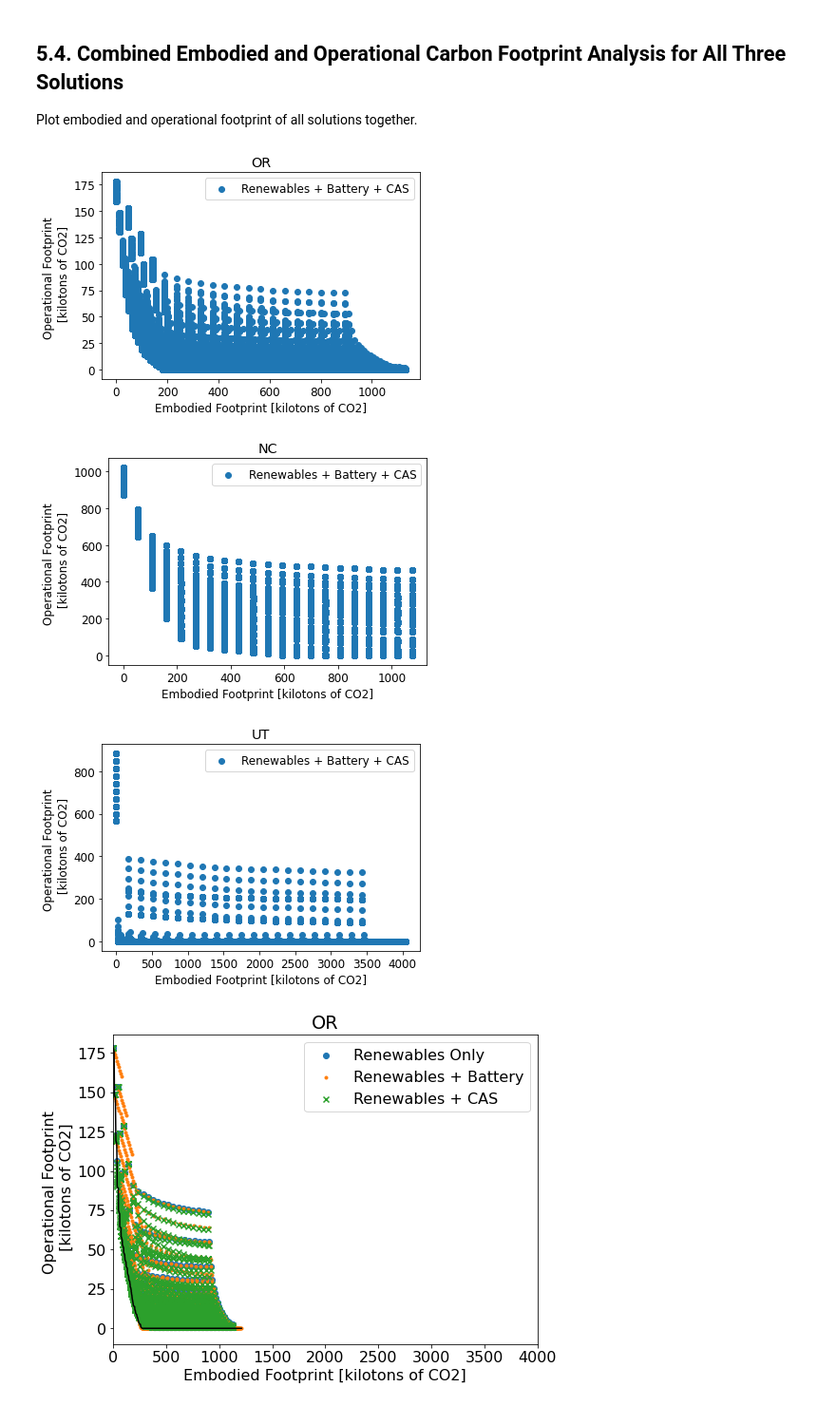
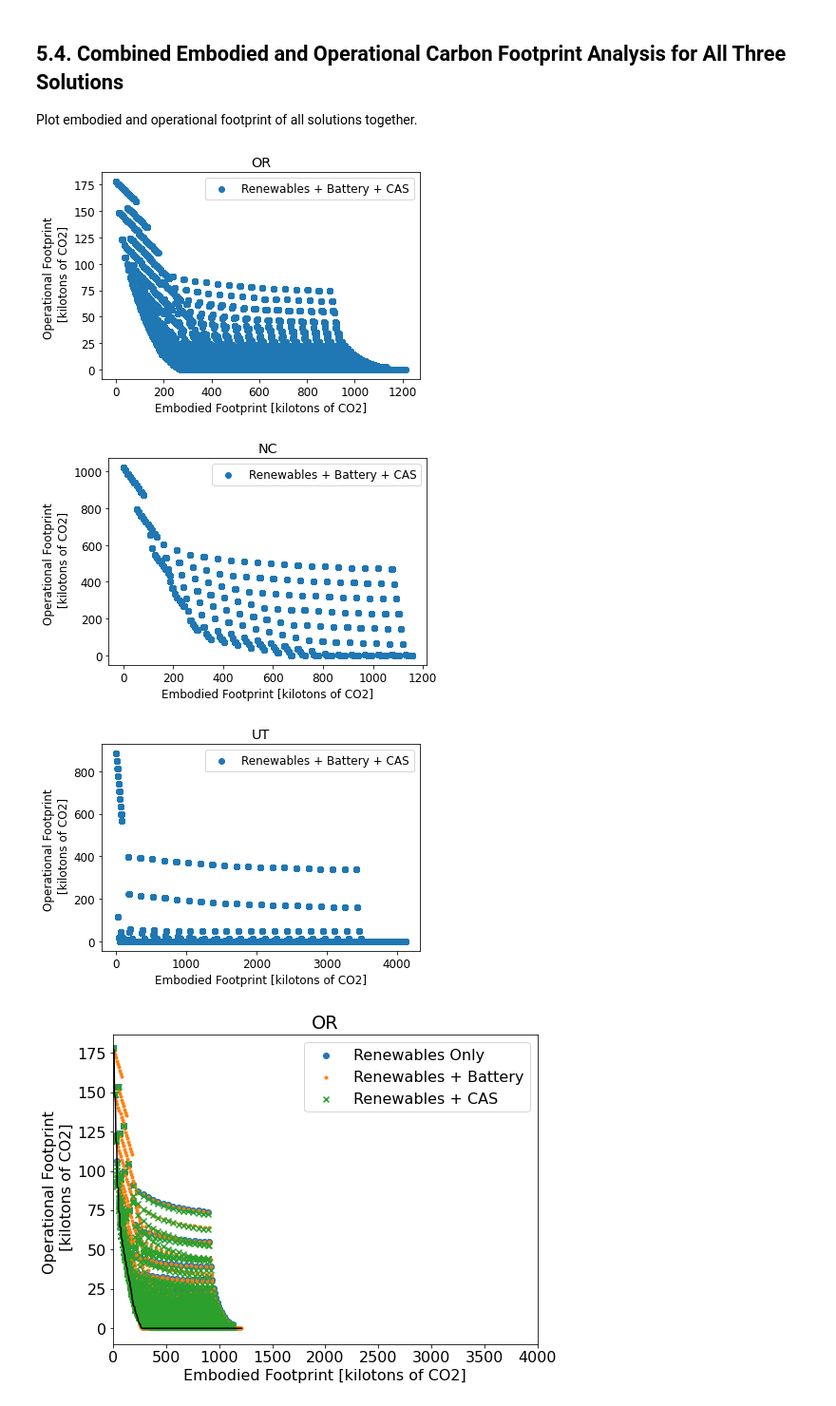
Before and after one commit to facebookresearch/CarbonExplorer, a Jupyter notebook: Carbon_Explorer.ipynb, the cells around one changed output. Shown at 95% size. Drawn from its saved outputs; the diff is of its cells as text; code cells hidden in the pictures.

```diff
--- a/Carbon_Explorer.ipynb
+++ b/Carbon_Explorer.ipynb
@@ -814,7 +814,7 @@ for dc in dc_ba_map:
             coverage = utils.calculate_coverage(df_all["tot_renewable"], df_all["avg_dc_power_mw"])
 
             # print(extra_capacity, flexible_work_ratio, imbalanced_cost, balanced_cost, (imbalanced_cost-balanced_cost)/balanced_cost*100)
-            if coverage => 100.0:
+            if coverage >= 100.0:
                 results_server.loc[results_server.shape[0]] = [
                     sun_capacity,
                     wnd_capacity,
@@ -1293,36 +1293,37 @@ for dc in dc_ba_map:
 
                     delta = int((datetime.strptime(END_DATE, "%Y-%m-%d") - datetime.strptime(START_DATE, "%Y-%m-%d")).days)
                     tot_wind_energy = wnd_db_scaled.sum()/delta*10*365 # normalize to 10 years of operation
                     tot_sun_energy = sun_db_scaled.sum()/delta*10*365 # normalize to 10 years of operation
                     emb_footprint = avg_dc_pow*(extra_capacity/100) * (embodied_server_footprint / 1000) * (10 / server_lifetime) \
+                        + battery_cap * (embodied_battery_footprint / 1000) * (10 / battery_lifetime) \
                         + (tot_sun_energy * embodied_solar_farm_footprint + tot_wind_energy * embodied_wind_farm_footprint) / (10**6)  # 10 years of time, kilotons of Co2
 
                     results_server.loc[results_server.shape[0]] = [
                         wnd_capacity,
                         sun_capacity,
                         extra_capacity,
                         battery_cap,
                         balanced_coverage,
                         (avg_dc_pow* ((100-balanced_coverage)/100) *10*365*24) * avg_carbon_intensity / (10**6), #10 years of duration, kilotons of Co2
                         emb_footprint,
                     ]
 
     fig = plt.figure(figsize=(6, 4))
     plt.rcParams.update({"font.size": 12})
     ax = fig.gca()
     plt.title(ba)
     ax.scatter(
         results_server["emb_footprint"], results_server["op_footprint"], label="Renewables + Battery + CAS"
     )
     ax.set(xlabel="Embodied Footprint [kilotons of CO2]", ylabel="Operational Footprint \n [kilotons of CO2]")
     ax.set_title(dc)
     plt.legend()
     plt.show()
     batteryandserver_results_map_final.append(pickle.loads(pickle.dumps(results_server)))
 # %% [output]
-[figure, old version]
+[figure, new version]
-[figure, old version]
+[figure, new version]
-[figure, old version]
+[figure, new version]
 # %%
 import numpy as np
 import seaborn as sns
```
Also changed, not shown: parts of 4 cells of this notebook.
